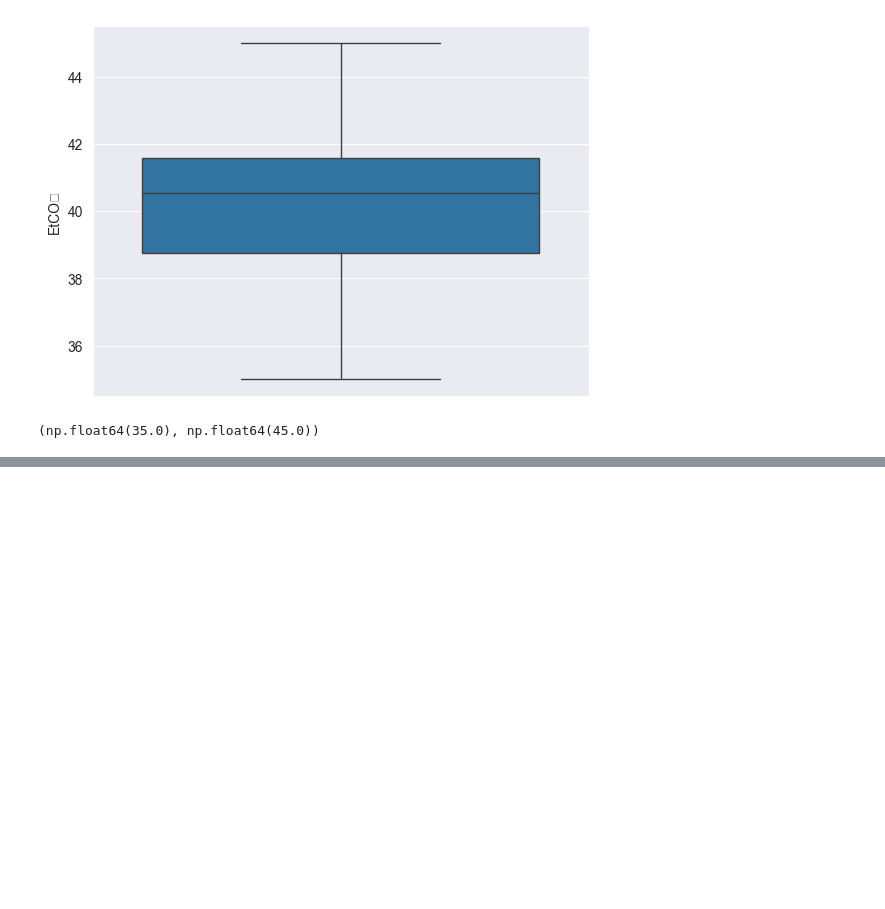
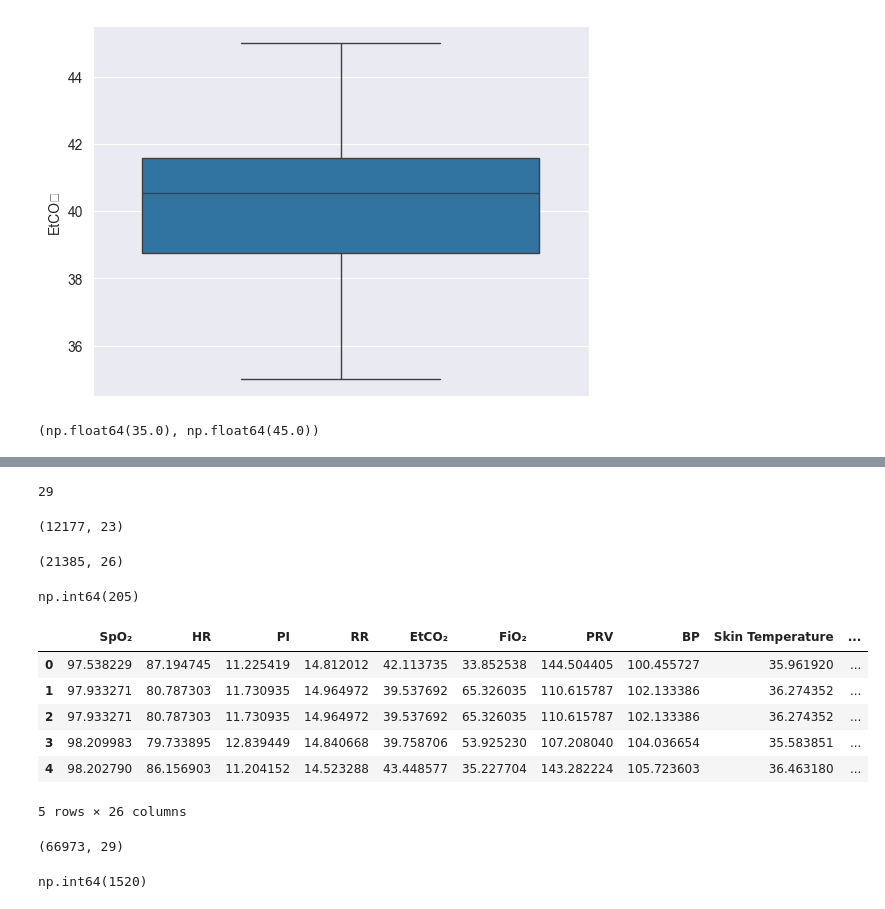
Before and after one commit to xKazimir/IAU_Project, a Jupyter notebook: Project_IAU.ipynb, the cells around one changed output, grey strips where cells are left out. Cells and saved outputs as stored; diff of their text form; code cells hidden in the pictures; blank space fills up the shorter version.

```diff
--- a/Project_IAU.ipynb
+++ b/Project_IAU.ipynb
@@ -553,0 +566,24 @@ observation_df['EtCO₂'].min(), observation_df['EtCO₂'].max()
+# %%
+#This is a list of attributes that will make up the new merged dataset
+
+#QoS might be of significance with Fio and other atts,
+#some codes may also have a touch (for example US station are healthier... idk)
+#latitude and longitude will be kept for potentional current location (patient_df) relation
+station_attributes = ['QoS', 'code', 'latitude', 'longitude', ]
+
+#current location has been mentioned in station atts, may be dropped -> later comment : it was dropped
+#blood group may be relevant, may be not we will see
+#user id just so we have some unique user identifier since we are dropping name and everything
+patient_attributes = ['current_location','user_id', 'blood_group', 'station_ID']
+
+#everything apart from longitude and latitude since that is already kept from station_attributes and we mentioned before that all stations are mentioned in obs_df
+observation_attributes = ['SpO₂', 'HR', 'PI', 'RR', 'EtCO₂', 'FiO₂', 'PRV', 'BP',
+       'Skin Temperature', 'Motion/Activity index', 'PVI', 'Hb level', 'SV',
+       'CO', 'Blood Flow Index', 'PPG waveform features',
+       'Signal Quality Index', 'Respiratory effort', 'O₂ extraction ratio',
+       'SNR', 'oximetry']
+
+#for check, lets count the atts
+len(station_attributes) + len(patient_attributes) + len(observation_attributes)
+# %% [output]
+29
@@ -553,0 +596,4 @@ observation_df['EtCO₂'].min(), observation_df['EtCO₂'].max()
+# %%
+observation_df.shape
+# %% [output]
+(12177, 23)
@@ -553,0 +607,20 @@ observation_df['EtCO₂'].min(), observation_df['EtCO₂'].max()
+# %%
+#the shape should be the same as observation_df.shape
+df_obs_stat.shape
+#it is not because in the following cell we can see that some stations have the same coordinates
+# %% [output]
+(21385, 26)
+# %%
+station_df2[['latitude', 'longitude']].duplicated().sum()
+# %% [output]
+np.int64(205)
+# %%
+df_obs_stat.head(5)
+# %% [output]
+|  | SpO₂ | HR | PI | RR | EtCO₂ | FiO₂ | PRV | BP | Skin Temperature | ... |
+| 0 | 97.538229 | 87.194745 | 11.225419 | 14.812012 | 42.113735 | 33.852538 | 144.504405 | 100.455727 | 35.961920 | ... |
+| 1 | 97.933271 | 80.787303 | 11.730935 | 14.964972 | 39.537692 | 65.326035 | 110.615787 | 102.133386 | 36.274352 | ... |
+| 2 | 97.933271 | 80.787303 | 11.730935 | 14.964972 | 39.537692 | 65.326035 | 110.615787 | 102.133386 | 36.274352 | ... |
+| 3 | 98.209983 | 79.733895 | 12.839449 | 14.840668 | 39.758706 | 53.925230 | 107.208040 | 104.036654 | 35.583851 | ... |
+| 4 | 98.202790 | 86.156903 | 11.204152 | 14.523288 | 43.448577 | 35.227704 | 143.282224 | 105.723603 | 36.463180 | ... |
+5 rows × 26 columns
@@ -553,0 +635,9 @@ observation_df['EtCO₂'].min(), observation_df['EtCO₂'].max()
+# %%
+df.shape
+#now we have many more entries since there are many patients sharing the same station as we can see in the next cell
+# %% [output]
+(66973, 29)
+# %%
+patient_df2[['station_ID']].duplicated().sum()
+# %% [output]
+np.int64(1520)
```
Also changed, not shown: parts of 10 cells of this notebook.
